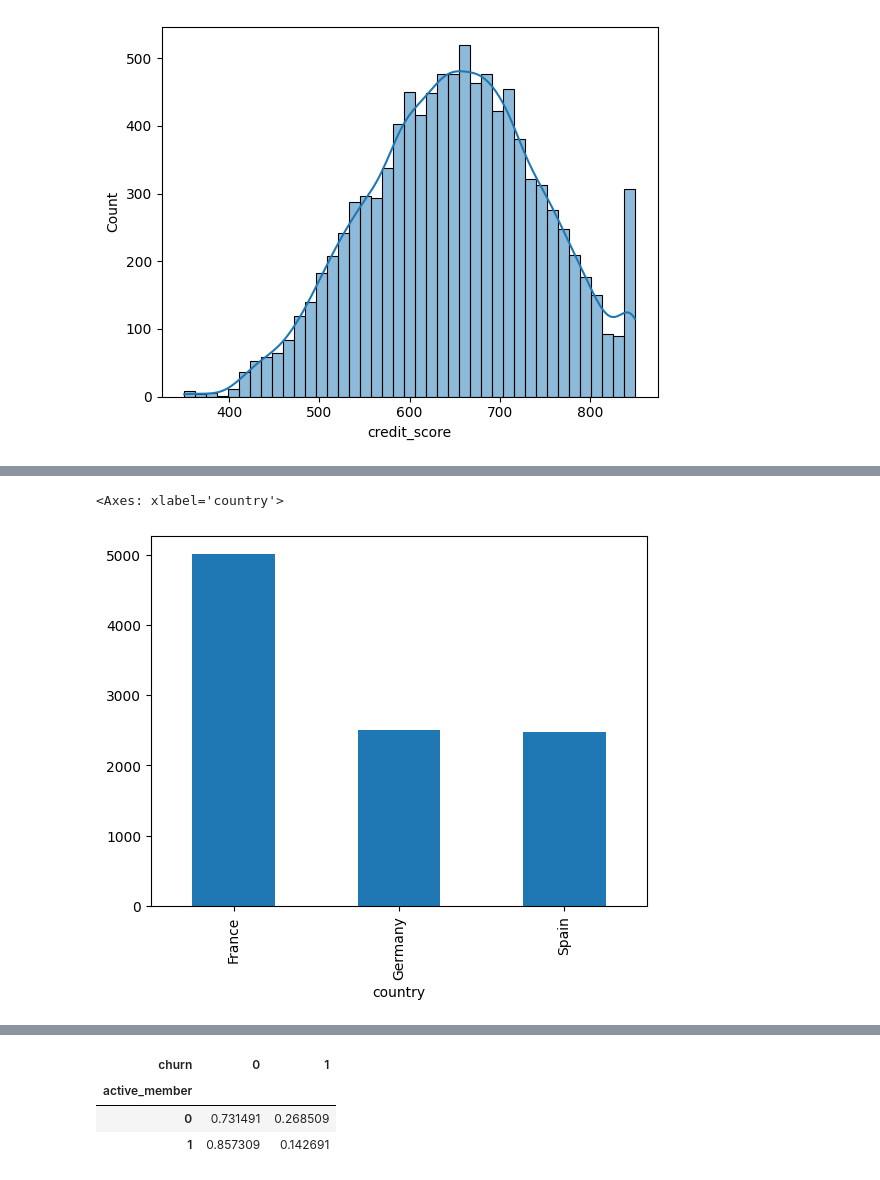
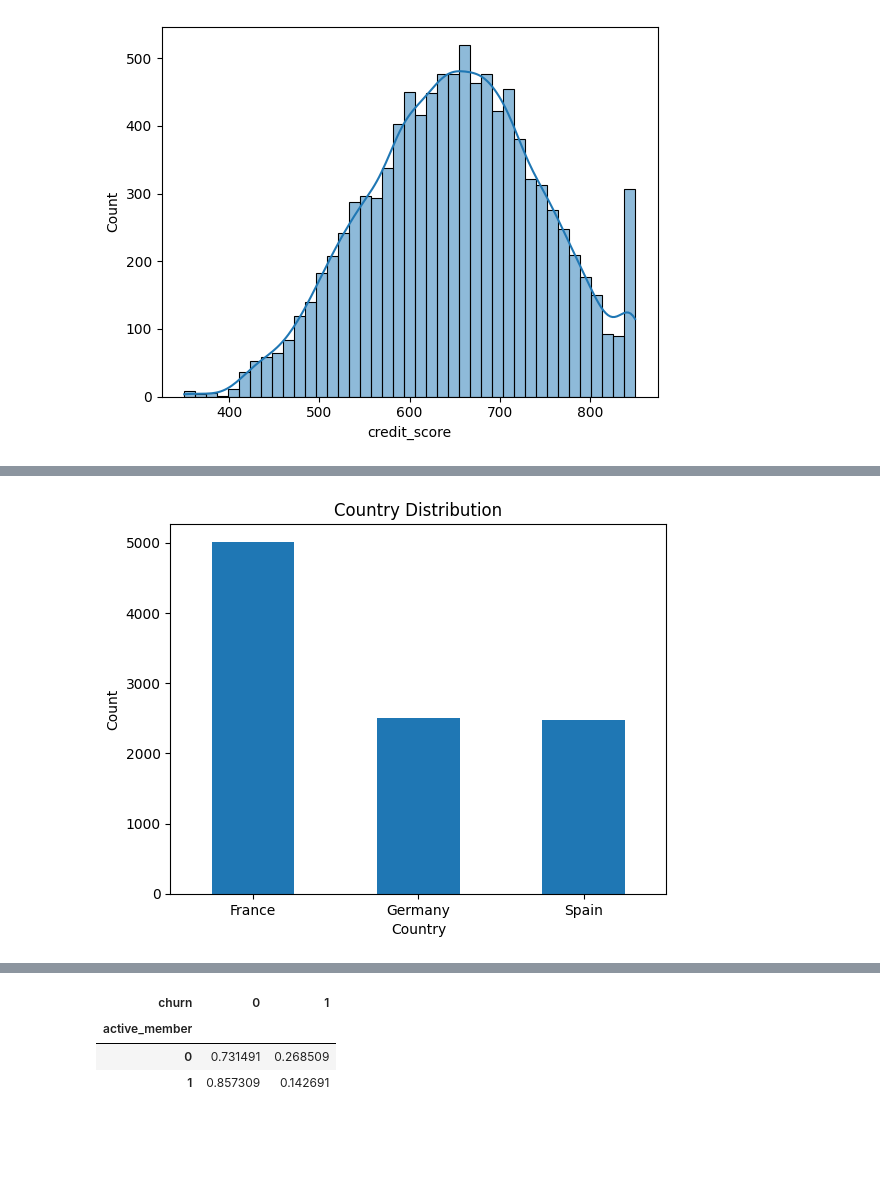
Before and after one commit to rajeevkumar75/Bank-Customer-Churn-Prediction, a Jupyter notebook: notebooks/Eda end to end.ipynb, the cells around one changed output, grey strips where cells are left out. Saved outputs shown, nothing was run; the diff lists cells and outputs as text; code cells hidden in the pictures; blank space fills up the shorter version.

```diff
--- a/notebooks/Eda end to end.ipynb
+++ b/notebooks/Eda end to end.ipynb
@@ -120,7 +125,11 @@ sns.histplot(df['credit_score'], kde=True)
 # %%
 df['country'].value_counts().plot(kind='bar')
+plt.title("Country Distribution")
+plt.xlabel("Country")
+plt.ylabel("Count")
+plt.xticks(rotation=0)
+plt.show()
 # %% [output]
-<Axes: xlabel='country'>
-[figure, old version]
+[figure, new version]
 # %%
 df['gender'].value_counts().plot(kind='bar')
```
Also changed, not shown: parts of 9 cells of this notebook.
